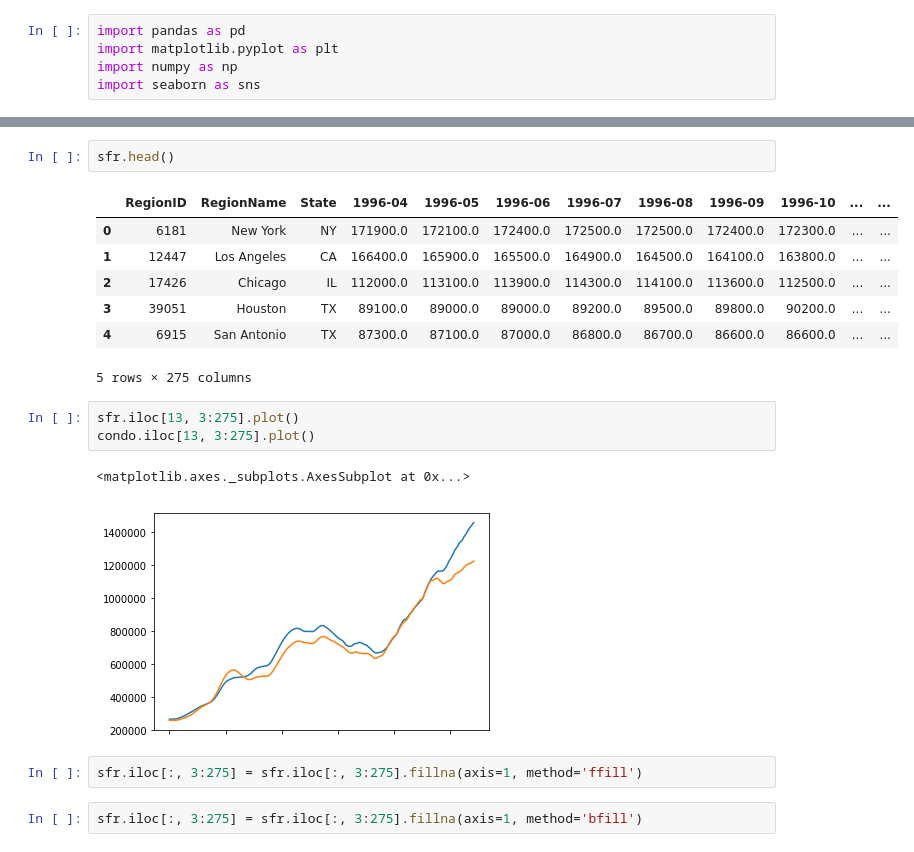
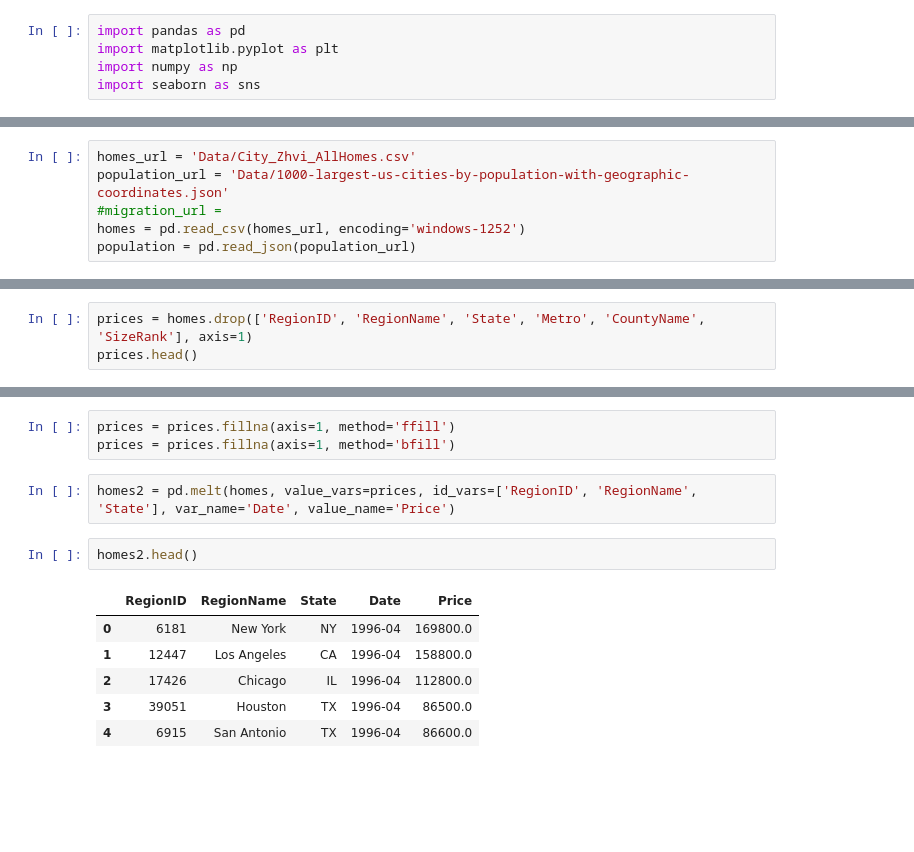
Before and after one commit to fashileak/Springboard, a Jupyter notebook: CapstoneProjectI/CapstoneProjectI.ipynb, the cells around one changed output, grey strips where cells are left out. Saved outputs shown, nothing was run; the diff lists cells and outputs as text; blank space fills up the shorter version.

```diff
--- a/CapstoneProjectI/CapstoneProjectI.ipynb
+++ b/CapstoneProjectI/CapstoneProjectI.ipynb
@@ -13,0 +6,6 @@ condo = condo.drop(['Metro', 'CountyName', 'SizeRank'], axis=1)
+# %%
+homes_url = 'Data/City_Zhvi_AllHomes.csv'
+population_url = 'Data/1000-largest-us-cities-by-population-with-geographic-coordinates.json'
+#migration_url =
+homes = pd.read_csv(homes_url, encoding='windows-1252')
+population = pd.read_json(population_url)
@@ -17,0 +117,3 @@ sfr.shape
+# %%
+prices = homes.drop(['RegionID', 'RegionName', 'State', 'Metro', 'CountyName', 'SizeRank'], axis=1)
+prices.head()
@@ -18,20 +149,14 @@ sfr.shape
+# %%
+prices = prices.fillna(axis=1, method='ffill')
+prices = prices.fillna(axis=1, method='bfill')
+# %%
+homes2 = pd.melt(homes, value_vars=prices, id_vars=['RegionID', 'RegionName', 'State'], var_name='Date', value_name='Price')
 # %%
-sfr.head()
+homes2.head()
 # %% [output]
-|  | RegionID | RegionName | State | 1996-04 | 1996-05 | 1996-06 | 1996-07 | 1996-08 | 1996-09 | 1996-10 | ... | ... |
-| 0 | 6181 | New York | NY | 171900.0 | 172100.0 | 172400.0 | 172500.0 | 172500.0 | 172400.0 | 172300.0 | ... | ... |
-| 1 | 12447 | Los Angeles | CA | 166400.0 | 165900.0 | 165500.0 | 164900.0 | 164500.0 | 164100.0 | 163800.0 | ... | ... |
-| 2 | 17426 | Chicago | IL | 112000.0 | 113100.0 | 113900.0 | 114300.0 | 114100.0 | 113600.0 | 112500.0 | ... | ... |
-| 3 | 39051 | Houston | TX | 89100.0 | 89000.0 | 89000.0 | 89200.0 | 89500.0 | 89800.0 | 90200.0 | ... | ... |
-| 4 | 6915 | San Antonio | TX | 87300.0 | 87100.0 | 87000.0 | 86800.0 | 86700.0 | 86600.0 | 86600.0 | ... | ... |
+|  | RegionID | RegionName | State | Date | Price |
+| 0 | 6181 | New York | NY | 1996-04 | 169800.0 |
+| 1 | 12447 | Los Angeles | CA | 1996-04 | 158800.0 |
+| 2 | 17426 | Chicago | IL | 1996-04 | 112800.0 |
+| 3 | 39051 | Houston | TX | 1996-04 | 86500.0 |
+| 4 | 6915 | San Antonio | TX | 1996-04 | 86600.0 |
-5 rows × 275 columns
-# %%
-sfr.iloc[13, 3:275].plot()
-condo.iloc[13, 3:275].plot()
-# %% [output]
-<matplotlib.axes._subplots.AxesSubplot at 0x...>
-[figure, removed]
-# %%
-sfr.iloc[:, 3:275] = sfr.iloc[:, 3:275].fillna(axis=1, method='ffill')
-# %%
-sfr.iloc[:, 3:275] = sfr.iloc[:, 3:275].fillna(axis=1, method='bfill')
```
Also changed, not shown: parts of 24 cells of this notebook.
